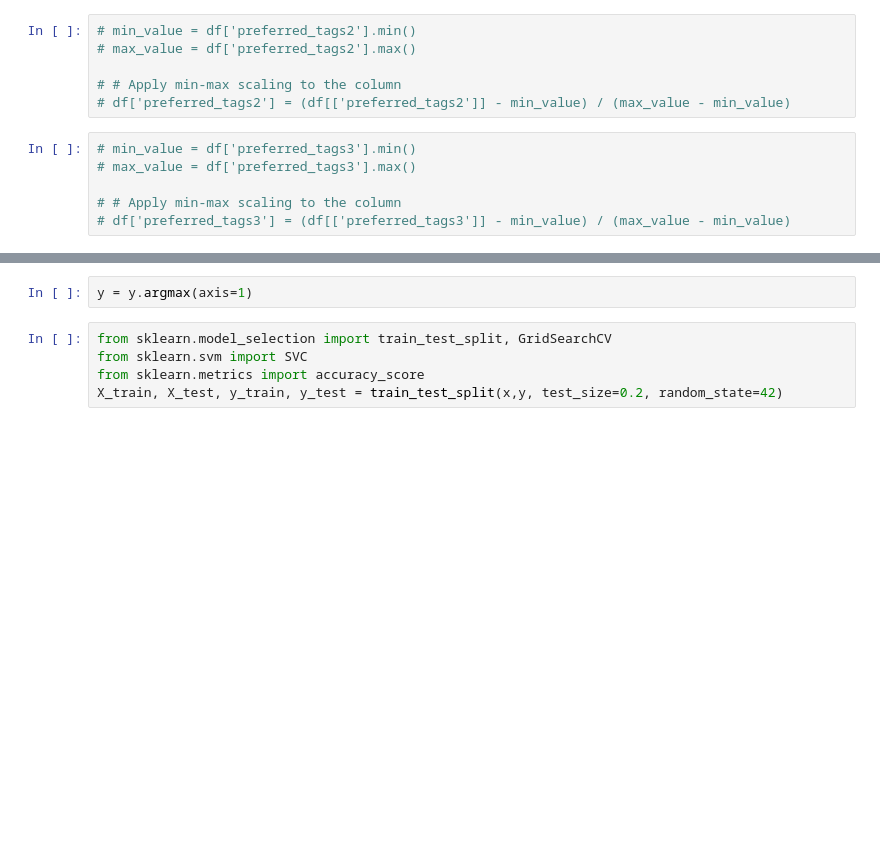
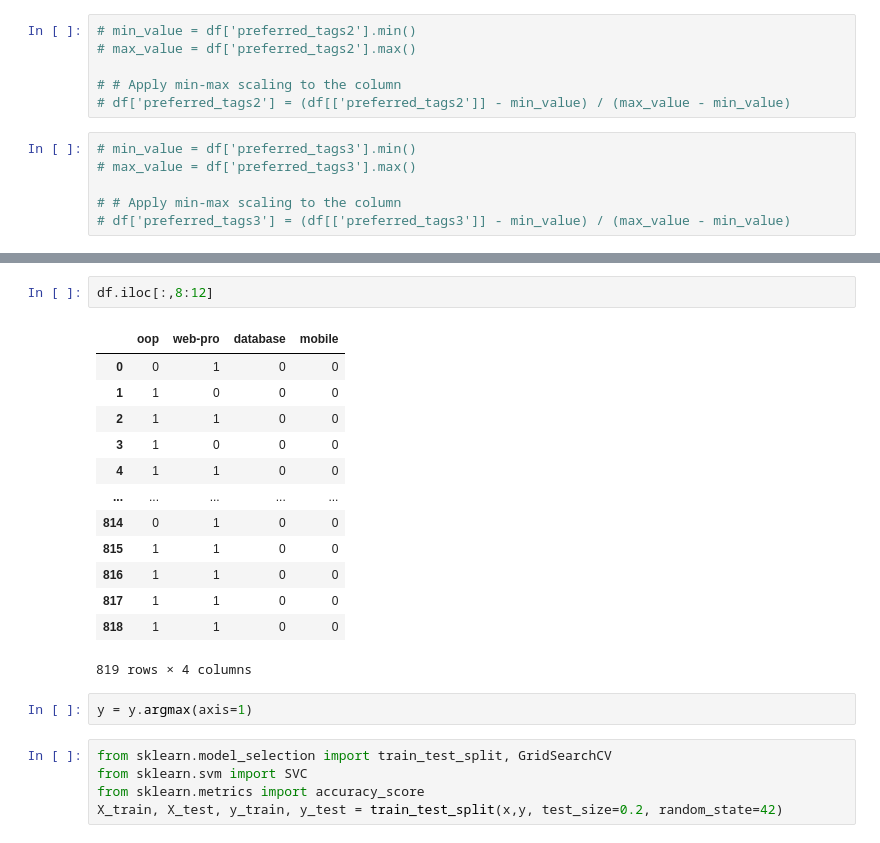
Before and after one commit to antussa2016/thesis_work, a Jupyter notebook: model/thesis_model.ipynb, the cells around one changed output, grey strips where cells are left out. Drawn from its saved outputs; the diff is of its cells as text; blank space fills up the shorter version.

```diff
--- a/model/thesis_model.ipynb
+++ b/model/thesis_model.ipynb
@@ -122,3 +131,19 @@ y = np.array(df.iloc[:,-7:])
+# %%
+df.iloc[:,8:12]
+# %% [output]
+|  | oop | web-pro | database | mobile |
+| 0 | 0 | 1 | 0 | 0 |
+| 1 | 1 | 0 | 0 | 0 |
+| 2 | 1 | 1 | 0 | 0 |
+| 3 | 1 | 0 | 0 | 0 |
+| 4 | 1 | 1 | 0 | 0 |
+| ... | ... | ... | ... | ... |
+| 814 | 0 | 1 | 0 | 0 |
+| 815 | 1 | 1 | 0 | 0 |
+| 816 | 1 | 1 | 0 | 0 |
+| 817 | 1 | 1 | 0 | 0 |
+| 818 | 1 | 1 | 0 | 0 |
+819 rows × 4 columns
 # %%
 y = y.argmax(axis=1)
 # %%
```
Also changed, not shown: parts of 12 cells of this notebook.
